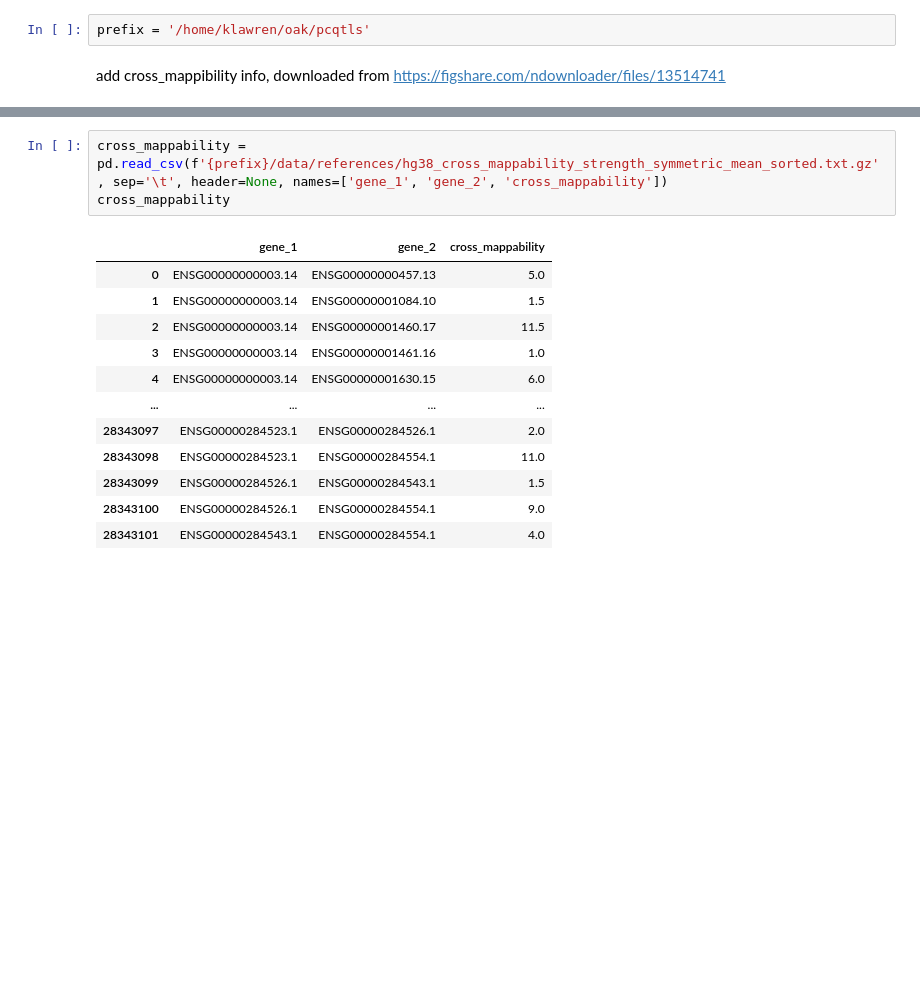
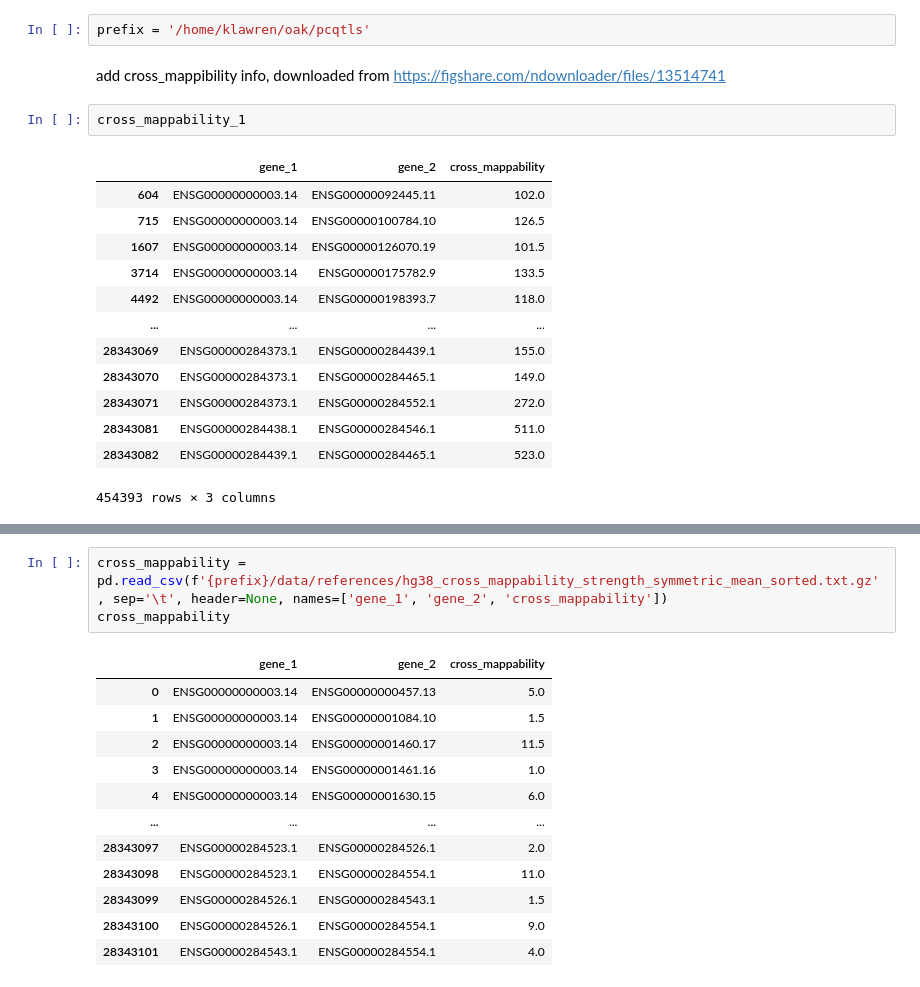
Before and after one commit to kal26/pcqtls, a Jupyter notebook: workflow/notebooks/cross_mappability.ipynb, the cells around one changed output, grey strips where cells are left out. Cells and saved outputs as stored; diff of their text form; blank space fills up the shorter version.

```diff
--- a/workflow/notebooks/cross_mappability.ipynb
+++ b/workflow/notebooks/cross_mappability.ipynb
@@ -11,3 +11,19 @@ import seaborn as sns
 prefix = '/home/klawren/oak/pcqtls'
 # %% [markdown]
 add cross_mappibility info, downloaded from https://figshare.com/ndownloader/files/13514741
+# %%
+cross_mappability_1
+# %% [output]
+|  | gene_1 | gene_2 | cross_mappability |
+| 604 | ENSG00000000003.14 | ENSG00000092445.11 | 102.0 |
+| 715 | ENSG00000000003.14 | ENSG00000100784.10 | 126.5 |
+| 1607 | ENSG00000000003.14 | ENSG00000126070.19 | 101.5 |
+| 3714 | ENSG00000000003.14 | ENSG00000175782.9 | 133.5 |
+| 4492 | ENSG00000000003.14 | ENSG00000198393.7 | 118.0 |
+| ... | ... | ... | ... |
+| 28343069 | ENSG00000284373.1 | ENSG00000284439.1 | 155.0 |
+| 28343070 | ENSG00000284373.1 | ENSG00000284465.1 | 149.0 |
+| 28343071 | ENSG00000284373.1 | ENSG00000284552.1 | 272.0 |
+| 28343081 | ENSG00000284438.1 | ENSG00000284546.1 | 511.0 |
+| 28343082 | ENSG00000284439.1 | ENSG00000284465.1 | 523.0 |
+454393 rows × 3 columns
```
Also changed, not shown: parts of 1 cell of this notebook, 2 other files.
